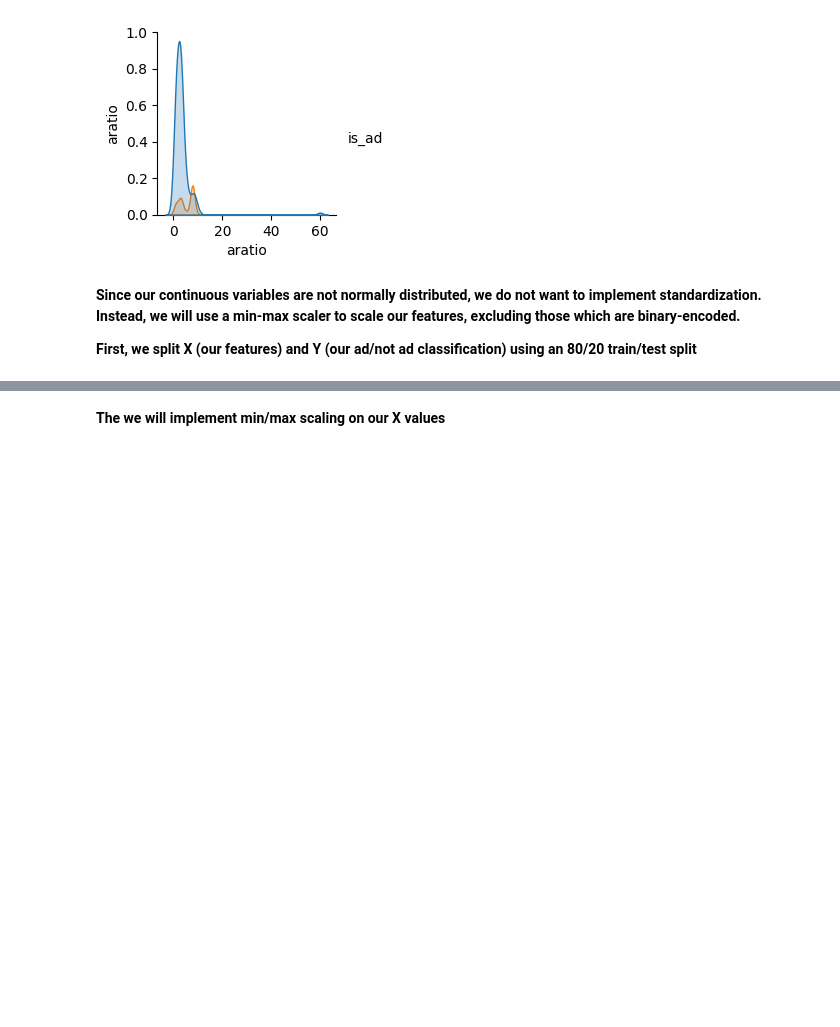
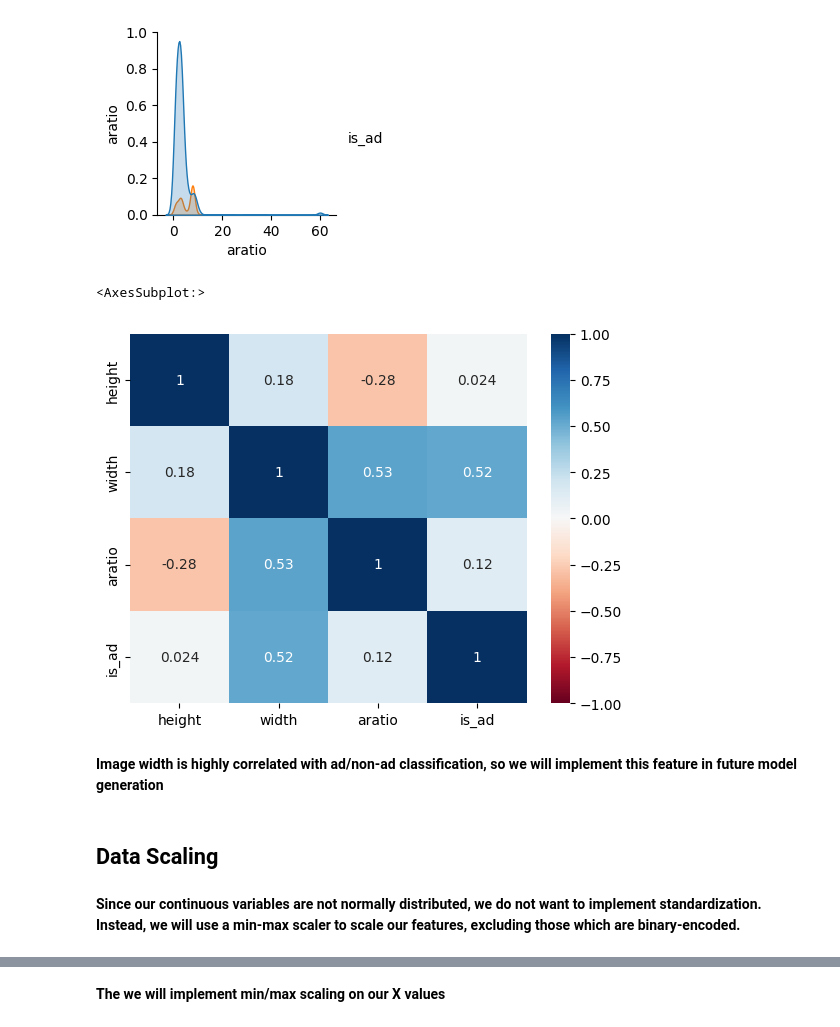
Before and after one commit to SydneyMW/171Project, a Jupyter notebook: data_imputing-minmax.ipynb, the cells around one changed output, grey strips where cells are left out. Drawn from its saved outputs; the diff is of its cells as text; code cells hidden in the pictures; blank space fills up the shorter version.

```diff
--- a/data_imputing-minmax.ipynb
+++ b/data_imputing-minmax.ipynb
@@ -166,10 +174,18 @@ sns.pairplot(hist, hue='is_ad', plot_kws=dict(size=0.5))
 # %% [output]
 <seaborn.axisgrid.PairGrid at 0x...>
 [figure]
+# %%
+corr = pair.corr()
+sns.heatmap(corr, vmin=-1, vmax=1, center=0, annot=True, cmap='RdBu')
+# %% [output]
+<AxesSubplot:>
+[figure, added]
+# %% [markdown]
+**Image width is highly correlated with ad/non-ad classification, so we will implement this feature in future model generation**
+# %% [markdown]
+## Data Scaling
 # %% [markdown]
 **Since our continuous variables are not normally distributed, we do not want to implement standardization.  Instead, we will use a min-max scaler to scale our features, excluding those which are binary-encoded.**
-
-**First, we split X (our features) and Y (our ad/not ad classification) using an 80/20 train/test split**
 # %%
 train, test = train_test_split(data, test_size=0.2, random_state=1)
 X_train, y_train = train.drop(columns=['is_ad']), train['is_ad']
```
Also changed, not shown: parts of 23 cells of this notebook.
